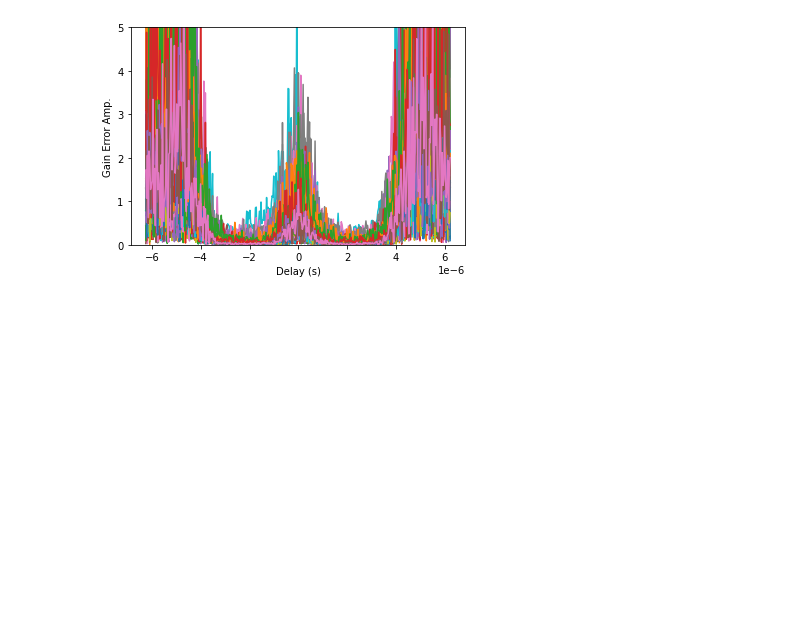
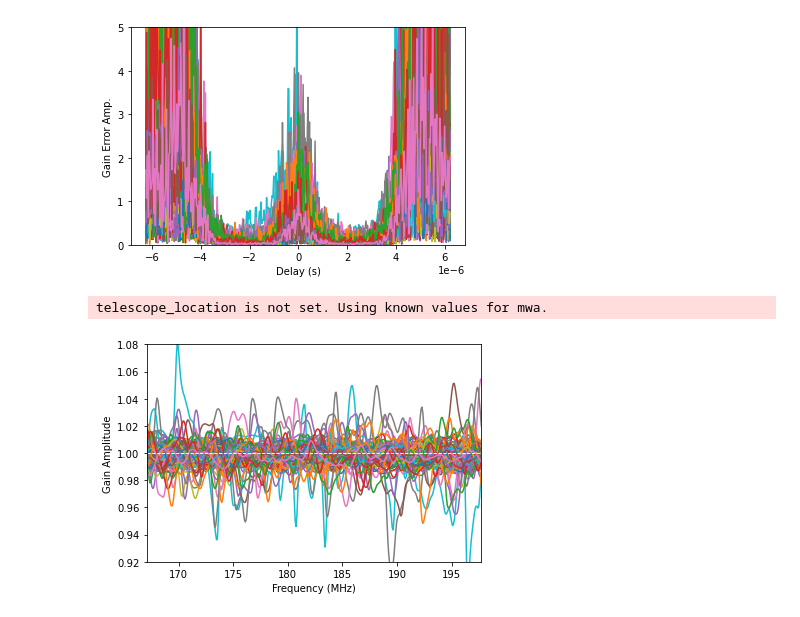
Before and after one commit to rlbyrne/rlb_LWA, a Jupyter notebook: notebooks/dwcal_notebooks/dwcal_test_plotting_Feb2022.ipynb, the cells around one changed output. Cells and saved outputs as stored; diff of their text form; code cells hidden in the pictures; blank space fills up the shorter version.

```diff
--- a/notebooks/dwcal_notebooks/dwcal_test_plotting_Feb2022.ipynb
+++ b/notebooks/dwcal_notebooks/dwcal_test_plotting_Feb2022.ipynb
@@ -55,3 +55,21 @@ plt.ylabel('Gain Error Amp.')
 plt.show()
 # %% [output]
 [figure]
+# %%
+cal_vanilla_regularized = pyuvdata.UVCal()
+cal_vanilla_regularized.read_calfits('/Users/ruby/Astro/dwcal_tests_Mar2022/vanilla_cal.calfits')
+cal_dw_regularized = pyuvdata.UVCal()
+cal_dw_regularized.read_calfits('/Users/ruby/Astro/dwcal_tests_Mar2022/wedge_excluded.calfits')
+# %% [output]
+telescope_location is not set. Using known values for mwa.
+# %%
+for ant_ind in range(cal_vanilla_regularized.Nants_data):
+    plt.plot(np.squeeze(cal_vanilla_regularized.freq_array)/1e6, np.abs(cal_vanilla_regularized.gain_array[ant_ind,0,:,0,0]))
+    plt.xlim([np.min(cal_vanilla_regularized.freq_array)/1e6, np.max(cal_vanilla_regularized.freq_array)/1e6])
+    plt.ylim([1-.08,1+.08])
+    plt.xlabel('Frequency (MHz)')
+    plt.ylabel('Gain Amplitude')
+plt.plot([np.min(cal_vanilla_regularized.freq_array)/1e6, np.max(cal_vanilla_regularized.freq_array)/1e6], [1,1], color='white', linestyle='--', linewidth=0.9)
+plt.show()
+# %% [output]
+[figure, added]
```
Also changed, not shown: parts of 3 cells of this notebook, 2 other files.
